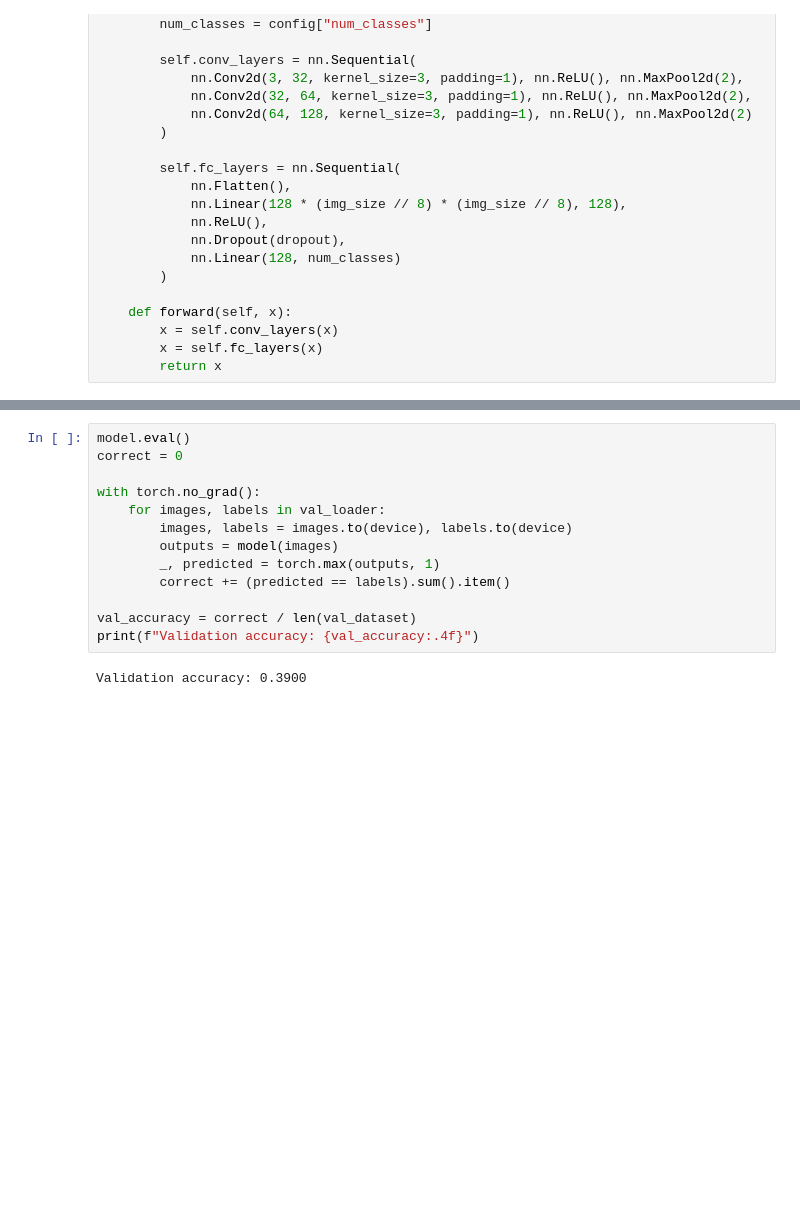
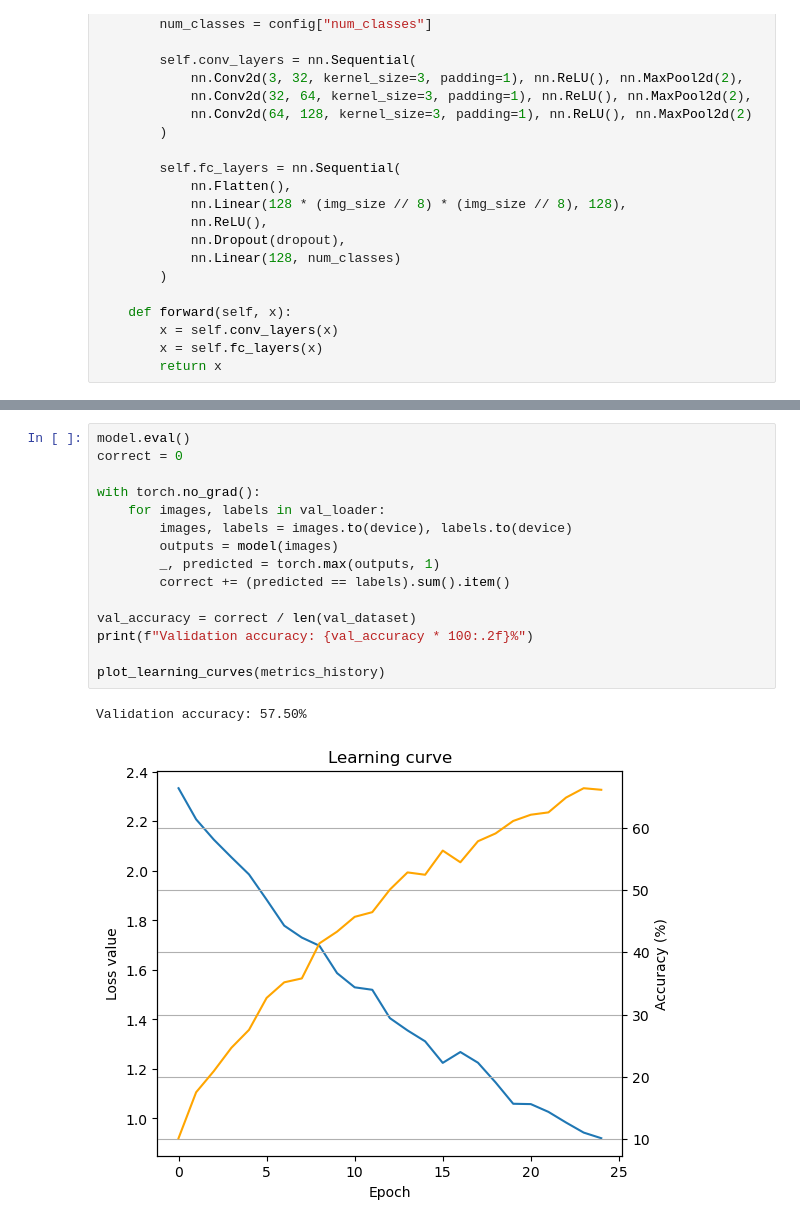
Before and after one commit to jpalikowska/Music-AppliedML, a Jupyter notebook: notebookJP.ipynb, the cells around one changed output, grey strips where cells are left out. Saved outputs shown, nothing was run; the diff lists cells and outputs as text; blank space fills up the shorter version.

```diff
--- a/notebookJP.ipynb
+++ b/notebookJP.ipynb
@@ -375,18 +393,21 @@ Epoch 20, Loss: 38.7063, Accuracy: 0.4368
-# %%
-model.eval()
-correct = 0
-
-with torch.no_grad():
-    for images, labels in val_loader:
-        images, labels = images.to(device), labels.to(device)
-        outputs = model(images)
-        _, predicted = torch.max(outputs, 1)
-        correct += (predicted == labels).sum().item()
-
-val_accuracy = correct / len(val_dataset)
-print(f"Validation accuracy: {val_accuracy:.4f}")
-# %% [output]
-Validation accuracy: 0.3900
+# %%
+model.eval()
+correct = 0
+
+with torch.no_grad():
+    for images, labels in val_loader:
+        images, labels = images.to(device), labels.to(device)
+        outputs = model(images)
+        _, predicted = torch.max(outputs, 1)
+        correct += (predicted == labels).sum().item()
+
+val_accuracy = correct / len(val_dataset)
+print(f"Validation accuracy: {val_accuracy * 100:.2f}%")
+
+plot_learning_curves(metrics_history)
+# %% [output]
+Validation accuracy: 57.50%
+[figure, added]
 # %%
 # Collect predictions and true labels on validation set
 model.eval()
```
Also changed, not shown: parts of 14 cells of this notebook, 4 other files.
